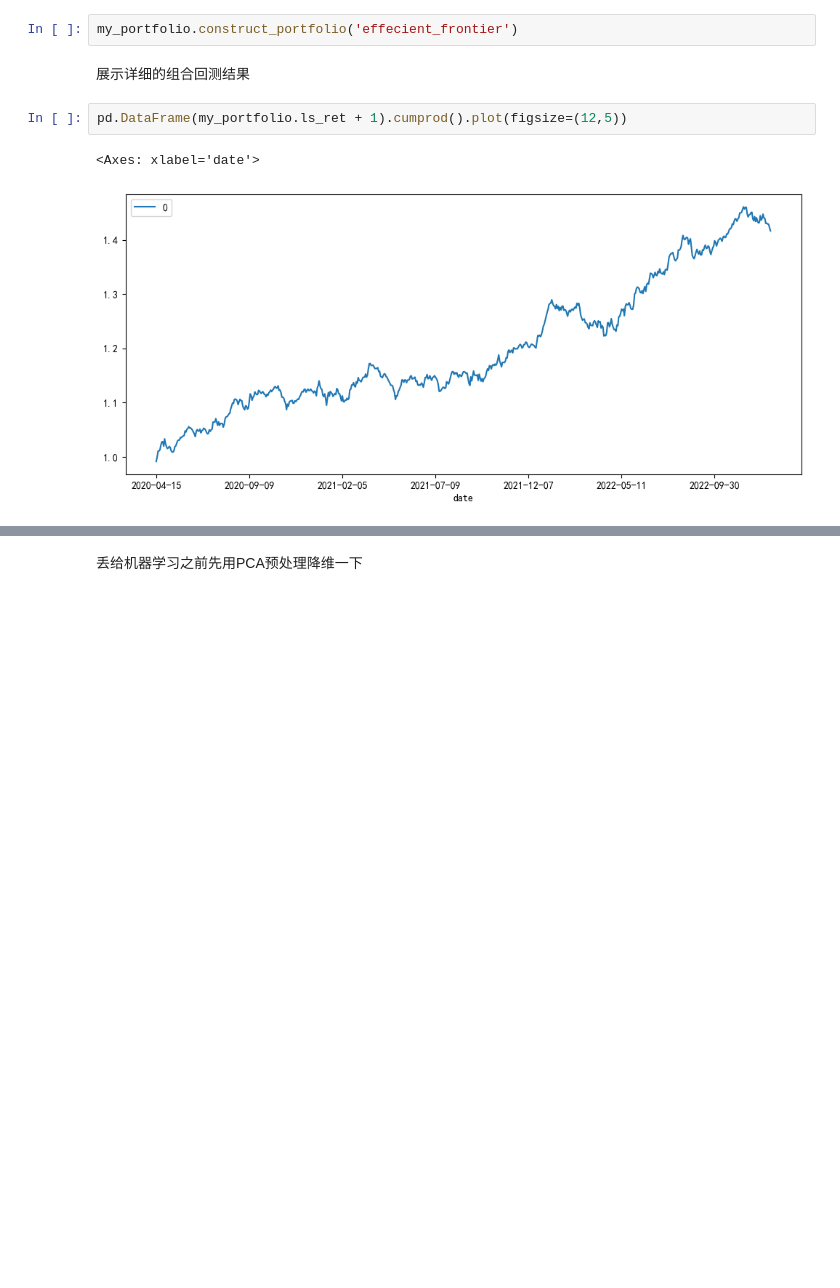
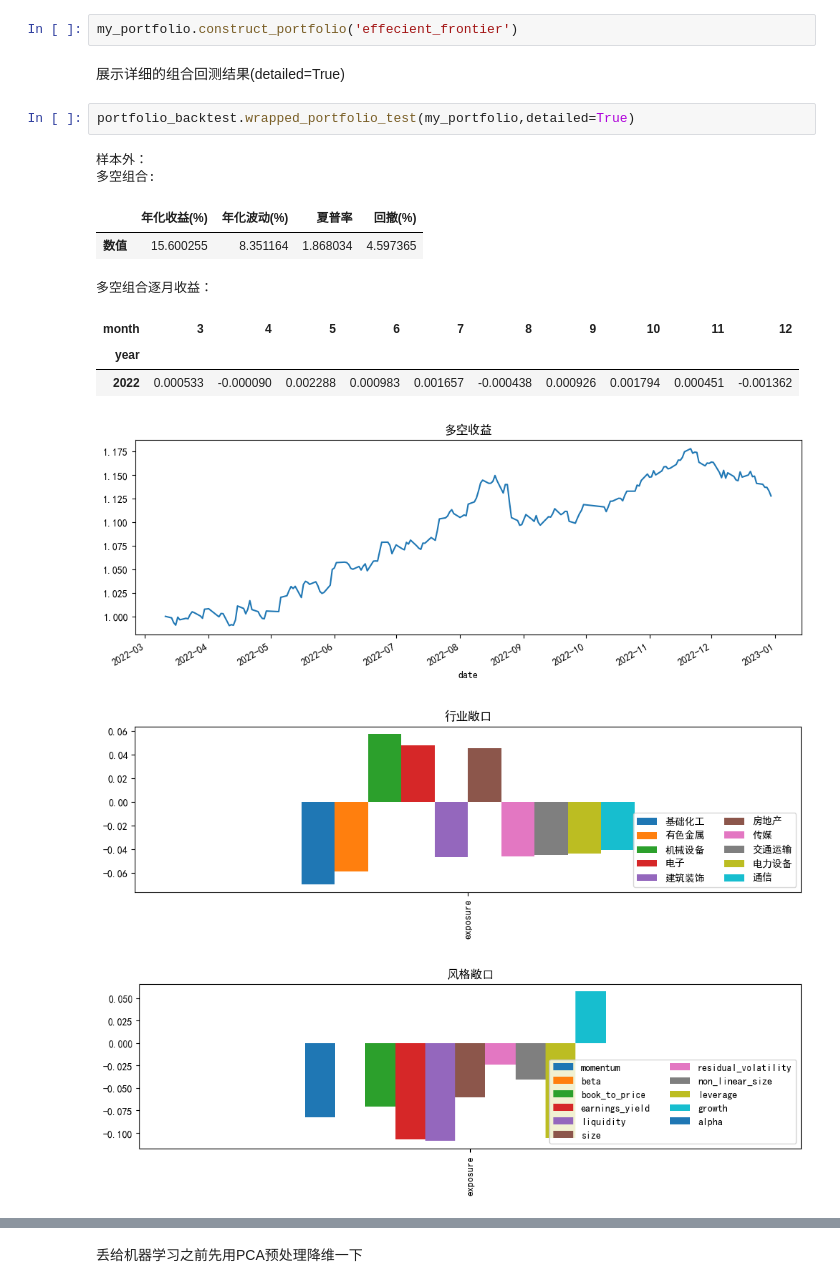
Before and after one commit to enter-a-name/-, a Jupyter notebook: test.ipynb, the cells around one changed output, grey strips where cells are left out. Drawn from its saved outputs; the diff is of its cells as text; blank space fills up the shorter version.

```diff
--- a/test.ipynb
+++ b/test.ipynb
@@ -239,9 +307,18 @@ my_portfolio = portfolio_construct.Portfolio(pctdf, features, ret)
 # %%
 my_portfolio.construct_portfolio('effecient_frontier')
 # %% [markdown]
-展示详细的组合回测结果
+展示详细的组合回测结果(detailed=True)
-# %%
-pd.DataFrame(my_portfolio.ls_ret + 1).cumprod().plot(figsize=(12,5))
-# %% [output]
-<Axes: xlabel='date'>
-[figure, removed]
+# %%
+portfolio_backtest.wrapped_portfolio_test(my_portfolio,detailed=True)
+# %% [output]
+样本外：
+多空组合:
+|  | 年化收益(%) | 年化波动(%) | 夏普率 | 回撤(%) |
+| 数值 | 15.600255 | 8.351164 | 1.868034 | 4.597365 |
+多空组合逐月收益：
+| month | 3 | 4 | 5 | 6 | 7 | 8 | 9 | 10 | 11 | 12 |
+| year |  |  |  |  |  |  |  |  |  |  |
+| 2022 | 0.000533 | -0.000090 | 0.002288 | 0.000983 | 0.001657 | -0.000438 | 0.000926 | 0.001794 | 0.000451 | -0.001362 |
+[figure, added]
+[figure, added]
+[figure, added]
```
Also changed, not shown: parts of 25 cells of this notebook, 7 other files.
